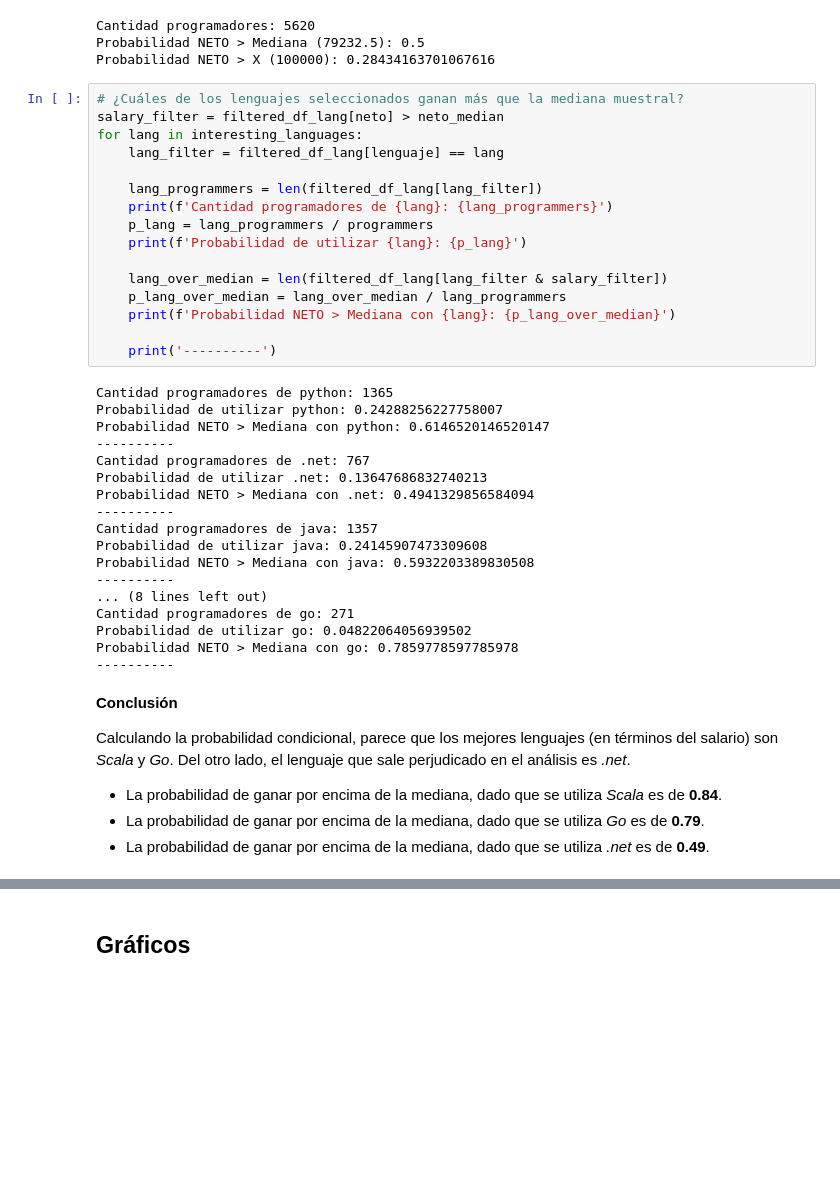
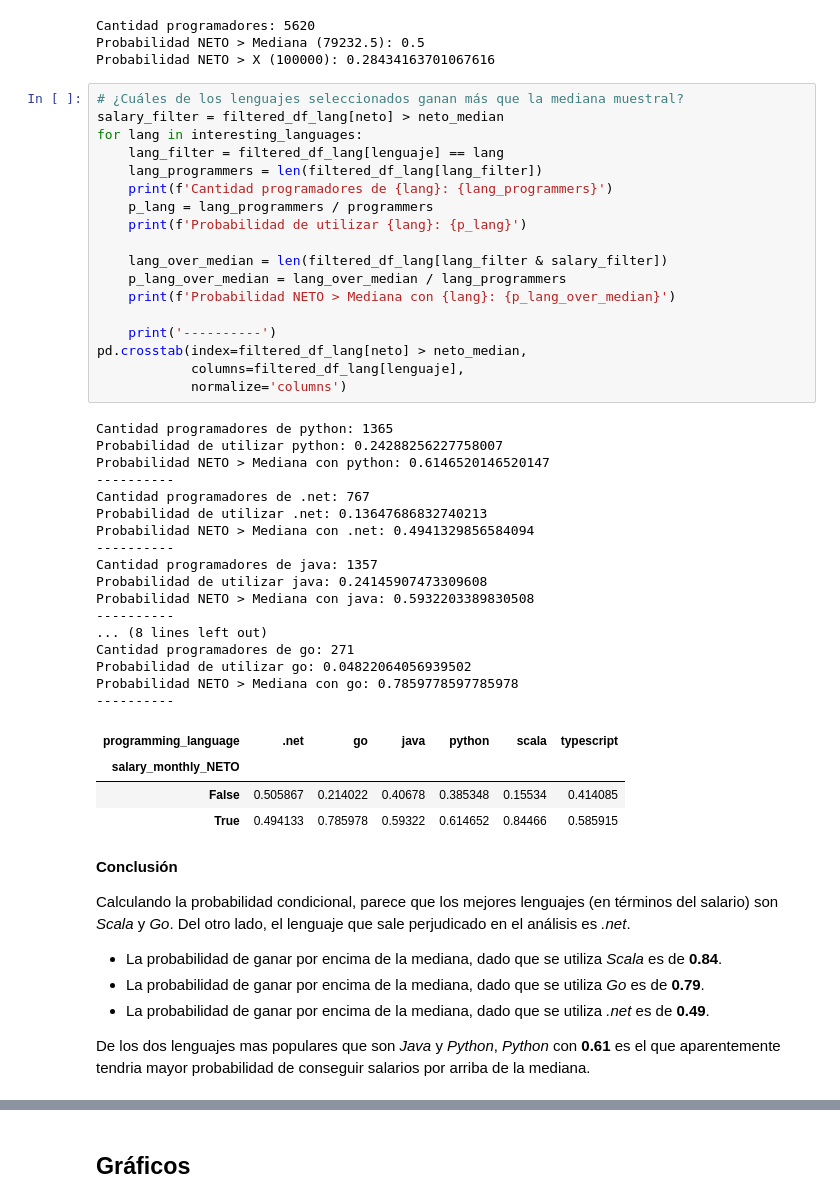
Before and after one commit to mgobbi289/DiploDatos, a Jupyter notebook: AnalisisyVisualizacion/Entregable_1_Ejercicio_1.ipynb, the cells around one changed output, grey strips where cells are left out. Cells and saved outputs as stored; diff of their text form; blank space fills up the shorter version.

```diff
--- a/AnalisisyVisualizacion/Entregable_1_Ejercicio_1.ipynb
+++ b/AnalisisyVisualizacion/Entregable_1_Ejercicio_1.ipynb
@@ -328,35 +328,41 @@ Probabilidad NETO > X (100000): 0.28434163701067616
 salary_filter = filtered_df_lang[neto] > neto_median
 for lang in interesting_languages:
     lang_filter = filtered_df_lang[lenguaje] == lang
-
     lang_programmers = len(filtered_df_lang[lang_filter])
     print(f'Cantidad programadores de {lang}: {lang_programmers}')
     p_lang = lang_programmers / programmers
     print(f'Probabilidad de utilizar {lang}: {p_lang}')
 
     lang_over_median = len(filtered_df_lang[lang_filter & salary_filter])
     p_lang_over_median = lang_over_median / lang_programmers
     print(f'Probabilidad NETO > Mediana con {lang}: {p_lang_over_median}')
 
     print('----------')
+pd.crosstab(index=filtered_df_lang[neto] > neto_median,
+            columns=filtered_df_lang[lenguaje],
+            normalize='columns')
 # %% [output]
 Cantidad programadores de python: 1365
 Probabilidad de utilizar python: 0.24288256227758007
 Probabilidad NETO > Mediana con python: 0.6146520146520147
 ----------
 Cantidad programadores de .net: 767
 Probabilidad de utilizar .net: 0.13647686832740213
 Probabilidad NETO > Mediana con .net: 0.4941329856584094
 ----------
 Cantidad programadores de java: 1357
 Probabilidad de utilizar java: 0.24145907473309608
 Probabilidad NETO > Mediana con java: 0.5932203389830508
 ----------
 ... (8 lines left out)
 Cantidad programadores de go: 271
 Probabilidad de utilizar go: 0.04822064056939502
 Probabilidad NETO > Mediana con go: 0.7859778597785978
 ----------
+| programming_language | .net | go | java | python | scala | typescript |
+| salary_monthly_NETO |  |  |  |  |  |  |
+| False | 0.505867 | 0.214022 | 0.40678 | 0.385348 | 0.15534 | 0.414085 |
+| True | 0.494133 | 0.785978 | 0.59322 | 0.614652 | 0.84466 | 0.585915 |
 # %% [markdown]
 **Conclusión**
 
@@ -366,3 +372,5 @@ Del otro lado, el lenguaje que sale perjudicado en el análisis es *.net*.
 - La probabilidad de ganar por encima de la mediana, dado que se utiliza *Scala* es de **0.84**.
 - La probabilidad de ganar por encima de la mediana, dado que se utiliza *Go* es de **0.79**.
 - La probabilidad de ganar por encima de la mediana, dado que se utiliza *.net* es de **0.49**.
+
+De los dos lenguajes mas populares que son *Java* y *Python*, *Python* con **0.61**  es el que aparentemente tendria mayor probabilidad de conseguir salarios por arriba de la mediana.
```
Also changed, not shown: parts of 13 cells of this notebook.
